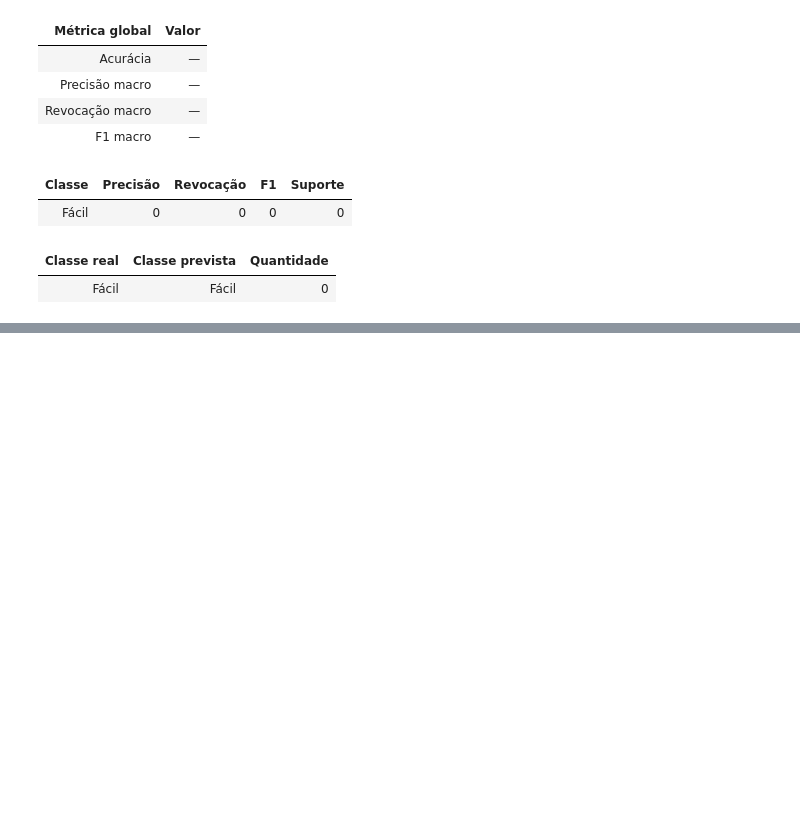
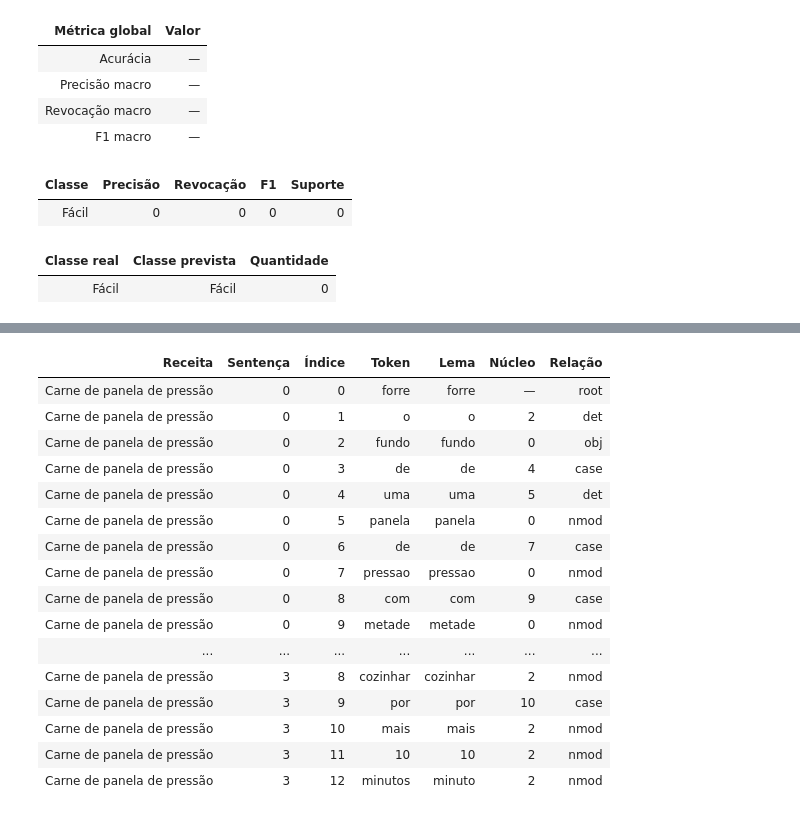
Before and after one commit to PHPacheco/Raspagem, a Jupyter notebook: notebooks/Trabalho PLN.ipynb, the cells around one changed output, grey strips where cells are left out. Drawn from its saved outputs; the diff is of its cells as text; code cells hidden in the pictures; blank space fills up the shorter version.

```diff
--- a/notebooks/Trabalho PLN.ipynb
+++ b/notebooks/Trabalho PLN.ipynb
@@ -416,0 +447,21 @@ metricas = (classificacao or {}).get("metrics", [])
+# %%
+dependencias = (linguistica or {}).get("dependencies", [])
+            display(HTML("Dependências sintáticas rasas já exibidas no output."))
+# %% [output]
+| Receita | Sentença | Índice | Token | Lema | Núcleo | Relação |
+| Carne de panela de pressão | 0 | 0 | forre | forre | — | root |
+| Carne de panela de pressão | 0 | 1 | o | o | 2 | det |
+| Carne de panela de pressão | 0 | 2 | fundo | fundo | 0 | obj |
+| Carne de panela de pressão | 0 | 3 | de | de | 4 | case |
+| Carne de panela de pressão | 0 | 4 | uma | uma | 5 | det |
+| Carne de panela de pressão | 0 | 5 | panela | panela | 0 | nmod |
+| Carne de panela de pressão | 0 | 6 | de | de | 7 | case |
+| Carne de panela de pressão | 0 | 7 | pressao | pressao | 0 | nmod |
+| Carne de panela de pressão | 0 | 8 | com | com | 9 | case |
+| Carne de panela de pressão | 0 | 9 | metade | metade | 0 | nmod |
+| ... | ... | ... | ... | ... | ... | ... |
+| Carne de panela de pressão | 3 | 8 | cozinhar | cozinhar | 2 | nmod |
+| Carne de panela de pressão | 3 | 9 | por | por | 10 | case |
+| Carne de panela de pressão | 3 | 10 | mais | mais | 2 | nmod |
+| Carne de panela de pressão | 3 | 11 | 10 | 10 | 2 | nmod |
+| Carne de panela de pressão | 3 | 12 | minutos | minuto | 2 | nmod |
```
Also changed, not shown: parts of 14 cells of this notebook, 6 other files.
